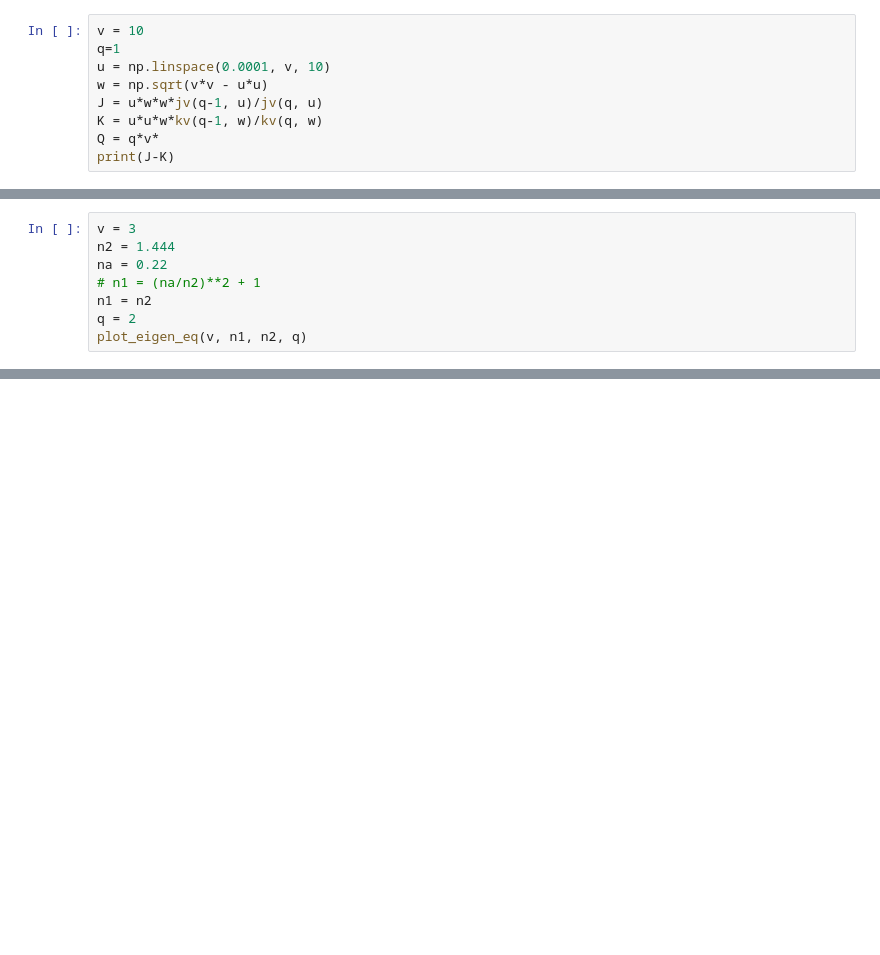
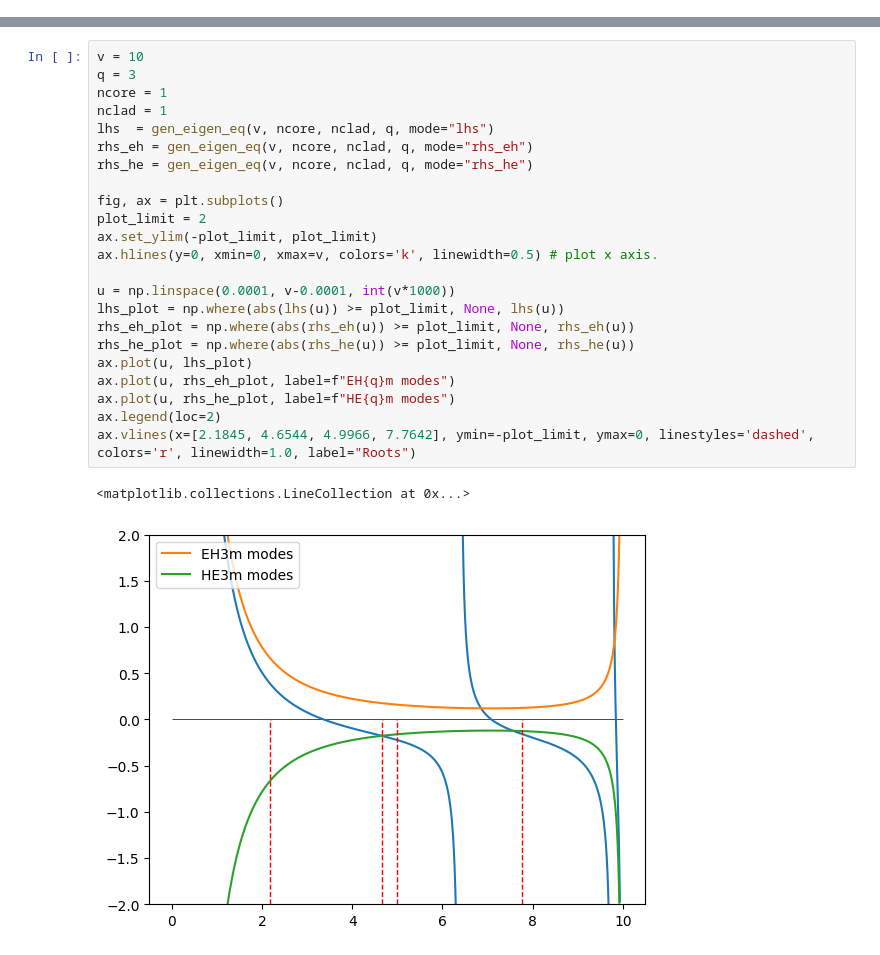
Before and after one commit to jkkow/fmdtool, a Jupyter notebook: draft/usolver_for_HE.ipynb, the cells around one changed output, grey strips where cells are left out. Cells and saved outputs as stored; diff of their text form; blank space fills up the shorter version.

```diff
--- a/draft/usolver_for_HE.ipynb
+++ b/draft/usolver_for_HE.ipynb
@@ -53,9 +11,0 @@ def gen_eigen_eq(n1, n2, q, **kwargs):
-# %%
-v = 10
-q=1
-u = np.linspace(0.0001, v, 10)
-w = np.sqrt(v*v - u*u)
-J = u*w*w*jv(q-1, u)/jv(q, u)
-K = u*u*w*kv(q-1, w)/kv(q, w)
-Q = q*v*
-print(J-K)
@@ -132,8 +11,0 @@ def plot_eigen_eq(v, n1, n2, q):
-# %%
-v = 3
-n2 = 1.444
-na = 0.22
-# n1 = (na/n2)**2 + 1
-n1 = n2
-q = 2
-plot_eigen_eq(v, n1, n2, q)
@@ -162,0 +79,26 @@ def get_init_points_to_solve(v, q):
+# %%
+v = 10
+q = 3
+ncore = 1
+nclad = 1
+lhs  = gen_eigen_eq(v, ncore, nclad, q, mode="lhs")
+rhs_eh = gen_eigen_eq(v, ncore, nclad, q, mode="rhs_eh")
+rhs_he = gen_eigen_eq(v, ncore, nclad, q, mode="rhs_he")
+
+fig, ax = plt.subplots()
+plot_limit = 2
+ax.set_ylim(-plot_limit, plot_limit)
+ax.hlines(y=0, xmin=0, xmax=v, colors='k', linewidth=0.5) # plot x axis.
+
+u = np.linspace(0.0001, v-0.0001, int(v*1000))
+lhs_plot = np.where(abs(lhs(u)) >= plot_limit, None, lhs(u))
+rhs_eh_plot = np.where(abs(rhs_eh(u)) >= plot_limit, None, rhs_eh(u))
+rhs_he_plot = np.where(abs(rhs_he(u)) >= plot_limit, None, rhs_he(u))
+ax.plot(u, lhs_plot)
+ax.plot(u, rhs_eh_plot, label=f"EH{q}m modes")
+ax.plot(u, rhs_he_plot, label=f"HE{q}m modes")
+ax.legend(loc=2)
+ax.vlines(x=[2.1845, 4.6544, 4.9966, 7.7642], ymin=-plot_limit, ymax=0, linestyles='dashed', colors='r', linewidth=1.0, label="Roots")
+# %% [output]
+<matplotlib.collections.LineCollection at 0x...>
+[figure, added]
```
Also changed, not shown: parts of 19 cells of this notebook, 1 other file.
